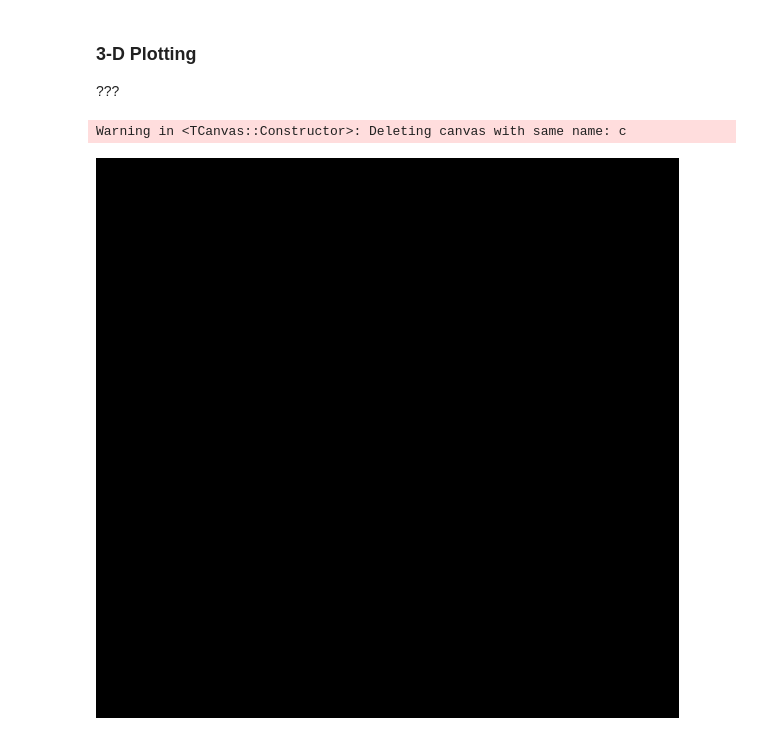
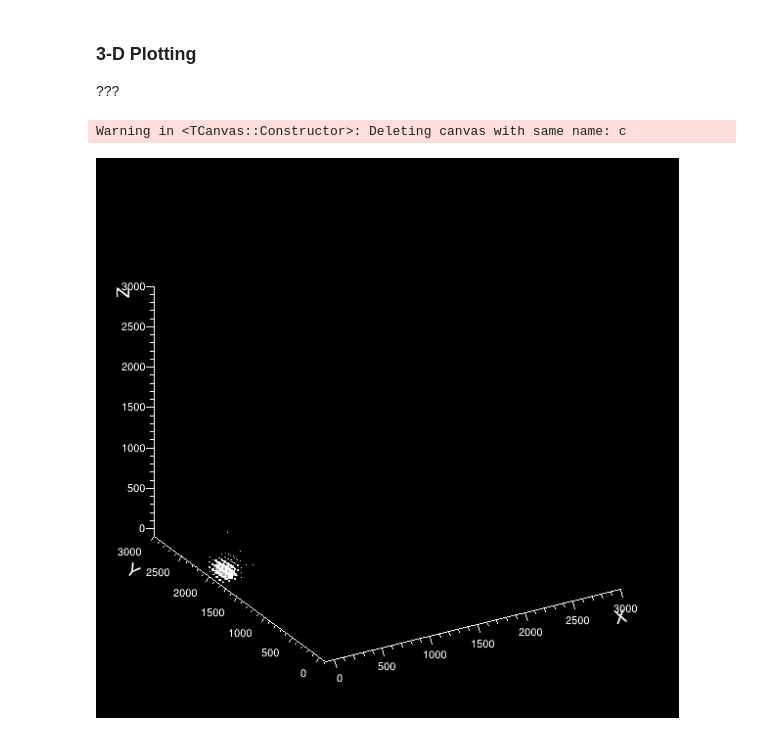
Before and after one commit to headunderheels/Jupyter-Projects, a Jupyter notebook: CalorimeterHits.ipynb, the cells around one changed output. Drawn from its saved outputs; the diff is of its cells as text; code cells hidden in the pictures.

```diff
--- a/CalorimeterHits.ipynb
+++ b/CalorimeterHits.ipynb
@@ -229,27 +229,27 @@ Warning in <TCanvas::Constructor>: Deleting canvas with same name: c
 # %%
 ROOT.gStyle.SetOptLogz(0)
 
 c = ROOT.TCanvas("c", "c", 600, 600)
 c.SetFillColor(1)
 c.Draw()
 c.cd(1)
 
 # Set axis, label, and title attributes
 ROOT.gStyle.SetAxisColor(0, "XYZ")
 ROOT.gStyle.SetLabelColor(0, "XYZ")
 ROOT.gStyle.SetLabelSize(0.02, "XYZ")
 ROOT.gStyle.SetTitleColor(0, "XYZ")
 
 xbins = ybins = zbins = 50
 xmin = ymin = zmin = -100
 xmax = ymax = zmax = 3000
 
 h = df.Histo3D(("3D Cross-section", ";X;Y;Z", xbins, xmin, xmax,
                 ybins, ymin, ymax, zbins, ymin, ymax), "barrel_x", "barrel_y", "barrel_z")
 
-h.Draw("GLBOX2 Z")
+h.Draw("BOX3")
 
 c.Draw()
 # %% [output]
 Warning in <TCanvas::Constructor>: Deleting canvas with same name: c
-[figure, old version]
+[figure, new version]
```
